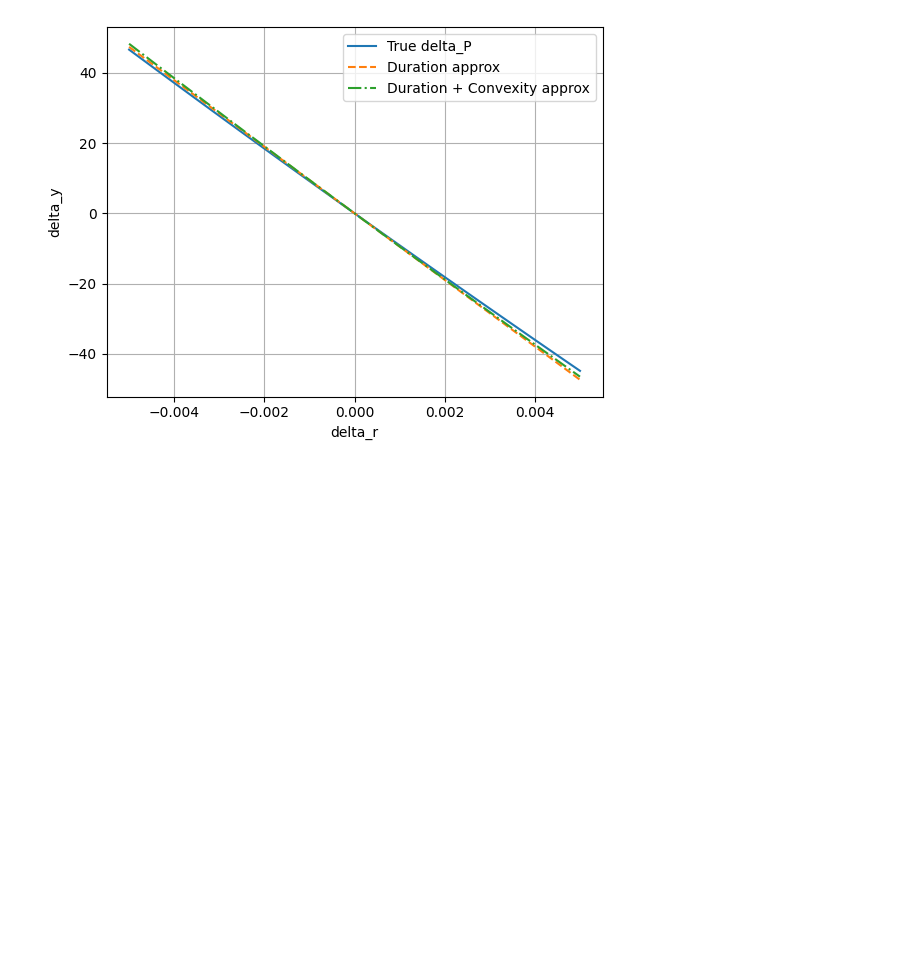
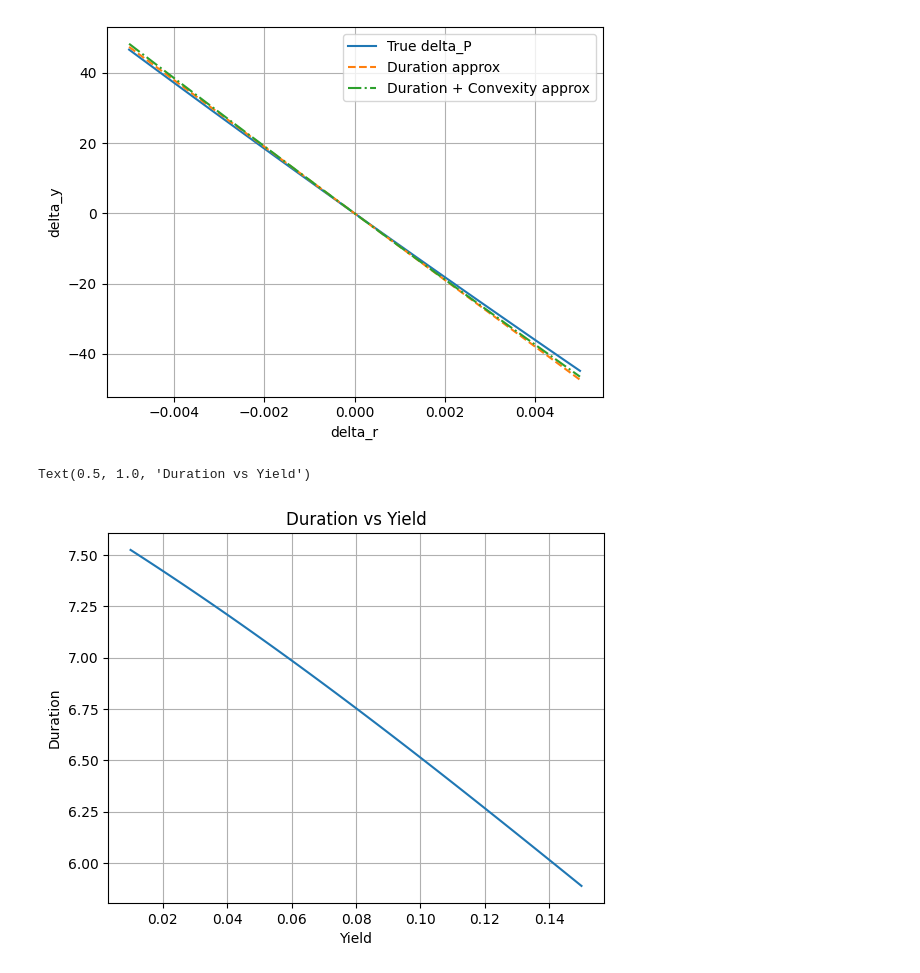
Before and after one commit to hsiuhsil/options_futures_derivatives, a Jupyter notebook: notebooks/Bond.ipynb, the cells around one changed output. Cells and saved outputs as stored; diff of their text form; code cells hidden in the pictures; blank space fills up the shorter version.

Commit message:
Add yield, DV01, and duration visualizations to bond notebook

```diff
--- a/notebooks/Bond.ipynb
+++ b/notebooks/Bond.ipynb
@@ -61,3 +61,19 @@ plt.grid()
 plt.show()
 # %% [output]
 [figure]
+# %%
+r_grid = np.linspace(0.01, 0.15, 100)
+
+durations = [
+    duration_coupon_bond(face_value, coupon_rate, periods, r, dt, compounding)
+    for r in r_grid
+]
+
+plt.plot(r_grid, durations)
+plt.xlabel("Yield")
+plt.ylabel("Duration")
+plt.grid()
+plt.title("Duration vs Yield")
+# %% [output]
+Text(0.5, 1.0, 'Duration vs Yield')
+[figure, added]
```
Also changed, not shown: parts of 4 cells of this notebook.
